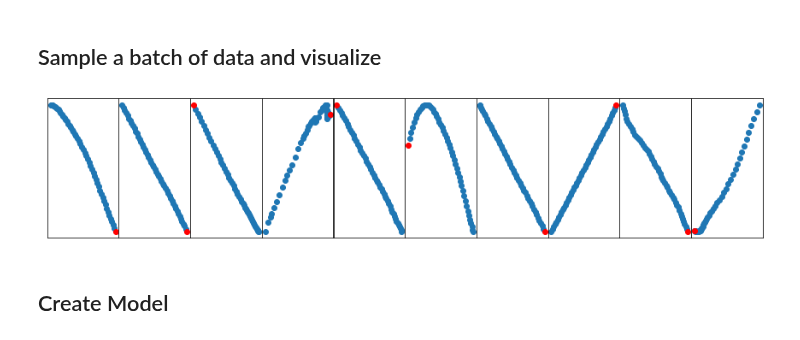
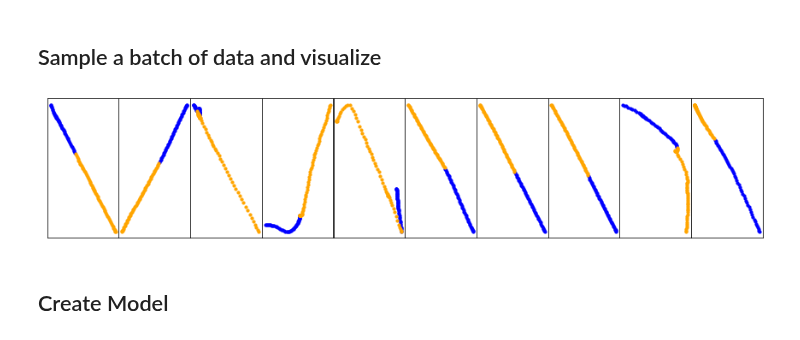
Before and after one commit to ec-2018/CSE151BCompetition, a Jupyter notebook: Load_Argo2_Public.ipynb, the cells around one changed output. Saved outputs shown, nothing was run; the diff lists cells and outputs as text; code cells hidden in the pictures.

```diff
--- a/Load_Argo2_Public.ipynb
+++ b/Load_Argo2_Public.ipynb
@@ -61,8 +61,6 @@ def get_city_trajectories(city="palo-alto", split="train", normalized=False):
                 outputs.append(get_data(place, split, "outputs"))
             outputs = np.concatenate(outputs, axis=0)
 
-
-
         trajectories = np.concatenate((inputs, outputs), axis=1)
         trajectories = trajectories.reshape(-1, trajectories.shape[1], trajectories.shape[2])
         trajectories = trajectories.astype(np.float32)
@@ -72,12 +70,9 @@ def get_city_trajectories(city="palo-alto", split="train", normalized=False):
             std = np.std(trajectories, axis=0)
             trajectories = (trajectories - mean) / std
 
-        inputs = []
-        outputs = []
-        for trajectory in trajectories:
-            for i in range(0, trajectory.shape[0] - 50, 25):
-                inputs.append(trajectory[i:i+50])
-                outputs.append(trajectory[i+50])
+        inputs = trajectories[:, :50, :]
+        outputs = trajectories[:, 50:, :]
+
 
     inputs, outputs = np.asarray(inputs), np.asarray(outputs)
     print(inputs.shape, outputs.shape)
@@ -156,34 +151,34 @@ test_loader = DataLoader(test_dataset,batch_size=1)
 # %%
 import matplotlib.pyplot as plt
 import random
 
 
 def show_sample_batch(sample_batch):
     """visualize the trajectory for a batch of samples"""
     inp, out = sample_batch
     batch_sz = inp.size(0)
     agent_sz = inp.size(1)
 
 
     fig, axs = plt.subplots(1,batch_sz, figsize=(15, 3), facecolor='w', edgecolor='k')
     fig.subplots_adjust(hspace = .5, wspace=.001)
     axs = axs.ravel()
     for i in range(batch_sz):
         axs[i].xaxis.set_ticks([])
         axs[i].yaxis.set_ticks([])
 
         # first two feature dimensions are (x,y) positions
-        axs[i].scatter(inp[i,:,0], inp[i,:,1])
-        axs[i].scatter(out[i,0], out[i,1], c='r')
+        axs[i].scatter(inp[i,:,0], inp[i,:,1], c='blue', s=10)
+        axs[i].scatter(out[i,:,0], out[i,:,1], c='orange', s=10)
 
 
 for i_batch, sample_batch in enumerate(train_loader):
     if i_batch != 4: continue
     inputs, outputs = sample_batch
     show_sample_batch(sample_batch)
     break
 # %% [output]
-[figure, old version]
+[figure, new version]
 # %% [markdown]
 ## Create Model
 # %%
```
Also changed, not shown: parts of 1 cell of this notebook.
